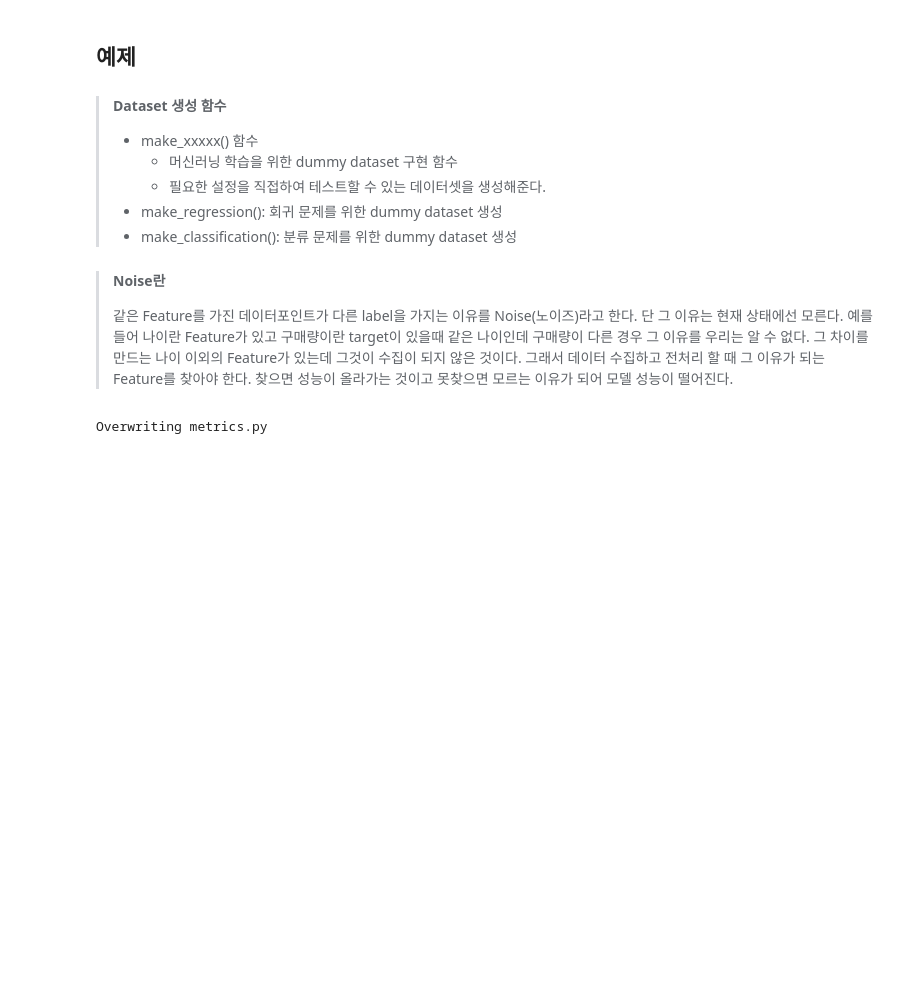
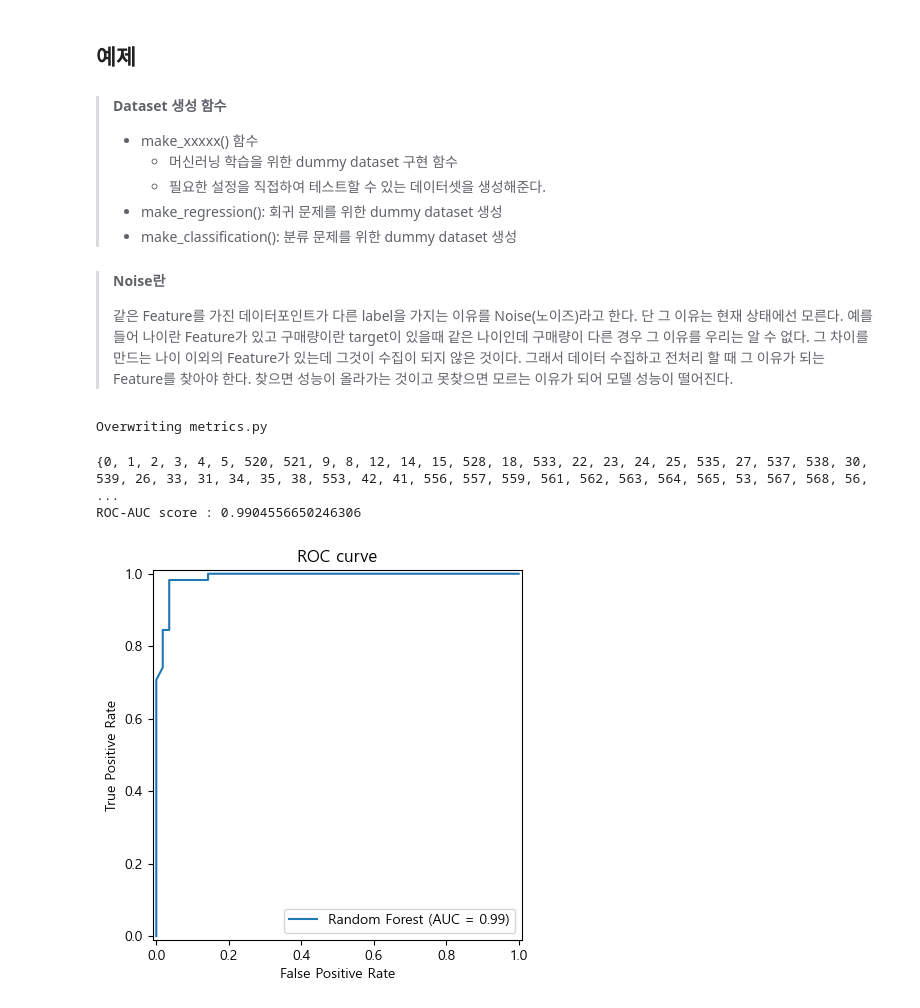
Before and after one commit to GrowingChoi/growingPython, a Jupyter notebook: 08_머신러닝/05_평가지표.ipynb, the cells around one changed output. Drawn from its saved outputs; the diff is of its cells as text; code cells hidden in the pictures; blank space fills up the shorter version.

Commit message:
머신러닝 ROC-AUC score 추가

```diff
--- a/08_머신러닝/05_평가지표.ipynb
+++ b/08_머신러닝/05_평가지표.ipynb
@@ -1309,10 +1311,13 @@ def print_regression_metrcis(y, pred, title=None):
 # %% [output]
 Overwriting metrics.py
 # %%
+import matplotlib.pyplot as plt
 from sklearn.datasets import load_breast_cancer
 from sklearn.metrics import roc_curve,RocCurveDisplay, roc_auc_score
 from sklearn.tree import DecisionTreeClassifier
+from sklearn.ensemble import RandomForestClassifier
 from sklearn.impute import SimpleImputer
+from sklearn.model_selection import train_test_split
 import numpy as np
 import pandas as pd
 
@@ -1320,35 +1325,86 @@ import pandas as pd
 dataset = load_breast_cancer()
 ## keys로 데이터키값을 가져와서 조회한다.
 ## dataset.keys()
 ## data의 이름은 feature_names, target의 이름은 target_names
 ## dataset['target_names']
 x, y = dataset['data'], dataset['target']
 ## x.shape, y.shape, x.dtype
-pd.
-
 
 ## 데이터 전처리
 # 결측치 이상치 처리
+# 1. 결측치 처리
+imputer = SimpleImputer(strategy='mean')
+x_imputed = imputer.fit_transform(x)
 
+# 2. 이상치 처리
+def detect_outlier_iqr(df) :
+    outliers = []
+    for col in df.columns:
+        Q1 = df[col].quantile(0.25)
+        Q3 = df[col].quantile(0.75)
+        IQR = Q3 - Q1
+        lower_bound = Q1 - 1.5 * IQR
+        upper_bound = Q3 + 1.5 * IQR
+
+
+
+
+
+
+
+
+        ## 이상치 여부 확인
+        outliers.extend(df[(df[col] < lower_bound)|(df[col]>upper_bound)].index)
+
+    return set(outliers)
 # 목적에 맞게 타입을 변경
+df = pd.DataFrame(x_imputed, columns=dataset['feature_names'])
+#df['target'] = dataset['target']
+
+#outliers = detect_outlier_iqr(df)
+#outliers = detect_outlier_iqr(df.drop(columns='target'))
+
+print(outliers)
+
+#df_no_outliers = df.drop(index = outliers)
+#x = df_no_outliers.drop(columns='target').values
+#y = df_no_outliers['target'].values
+
+#x_no_outliers = df_no_outliers.values
 
 # 세트 분리
 
+#x = x_no_outliers
+#y = dataset['target']
 
+x_train, x_test, y_train, y_test = train_test_split(x,y,test_size=0.2,random_state=6)
 
 ## 모델 생성
-
+model = RandomForestClassifier(random_state=42)
 
 ## 모델 학습
-
+model.fit(x_train,y_train)
 
 ## 추론
+y_pred_proba = model.predict_proba(x_test)[:,1]
 
 
 ## 모델 테스트
 
 
 ## 결과값으로 모델 평가
-
+roc_auc = roc_auc_score(y_test,y_pred_proba)
+print(f"ROC-AUC score : {roc_auc}")
 
 ## plot으로 좌표이미지 생성
+fpr,tpr,_ = roc_curve(y_test,y_pred_proba)
+
+roc_disp = RocCurveDisplay(fpr=fpr, tpr=tpr, roc_auc=roc_auc, estimator_name = "Random Forest")
+
+roc_disp.plot()
+plt.title('ROC curve')
+plt.show()
+# %% [output]
+{0, 1, 2, 3, 4, 5, 520, 521, 9, 8, 12, 14, 15, 528, 18, 533, 22, 23, 24, 25, 535, 27, 537, 538, 30, 539, 26, 33, 31, 34, 35, 38, 553, 42, 41, 556, 557, 559, 561, 562, 563, 564, 565, 53, 567, 568, 56,  ...
+ROC-AUC score : 0.9904556650246306
+[figure, added]
```
Also changed, not shown: parts of 2 cells of this notebook.
